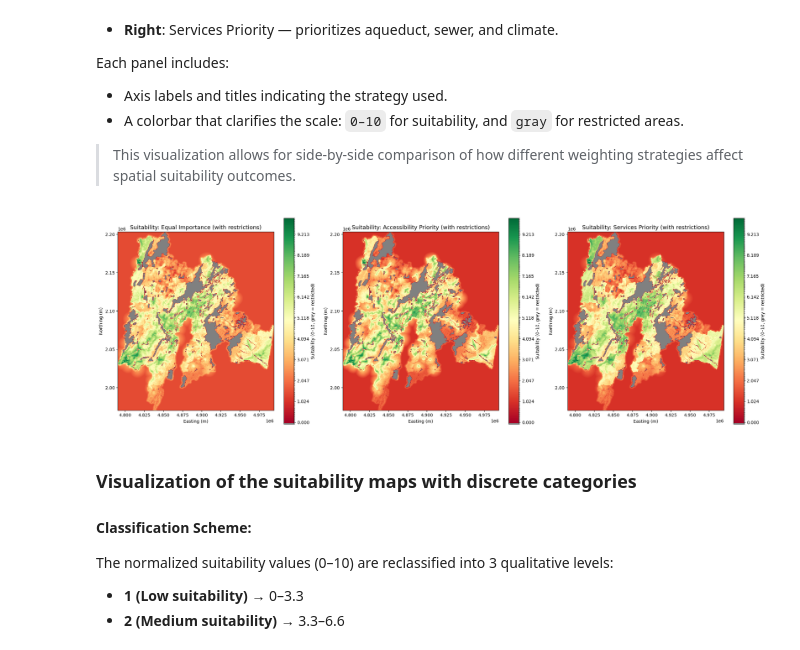
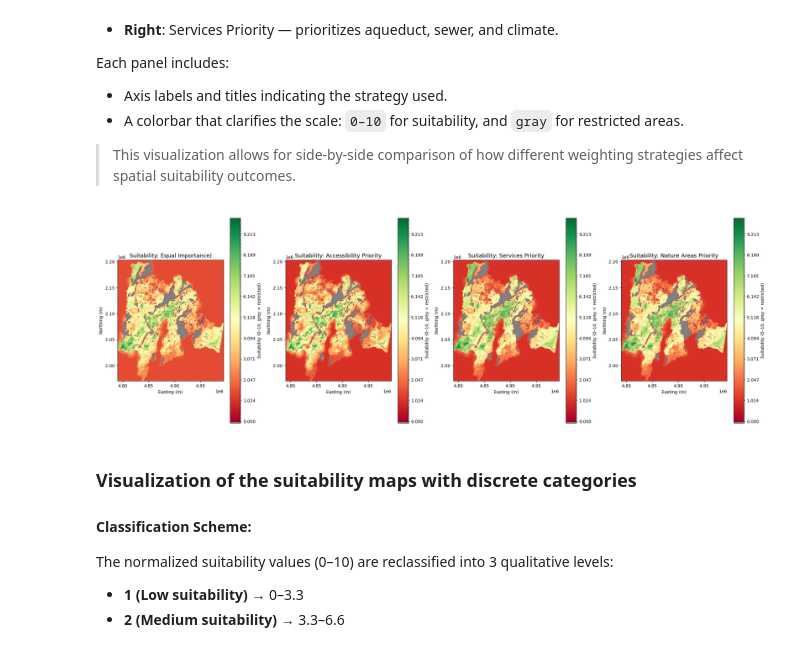
Before and after one commit to aliciaarevalor/SMCA, a Jupyter notebook: notebooks/multicriteria-analysis-part2.ipynb, the cells around one changed output. Saved outputs shown, nothing was run; the diff lists cells and outputs as text; code cells hidden in the pictures.

Commit message:
Perspective 4

```diff
--- a/notebooks/multicriteria-analysis-part2.ipynb
+++ b/notebooks/multicriteria-analysis-part2.ipynb
@@ -551,38 +573,46 @@ Each panel includes:
 # Create a continuous red-green colormap with gray for restricted areas (-1)
 base_cmap = plt.cm.RdYlGn
 cmap_with_mask = mcolors.ListedColormap(['grey'] + [base_cmap(i) for i in range(base_cmap.N)])
 
 # Define boundaries: -1 for restricted, then 0–10 for suitability
 bounds = [-1.5, -0.5] + list(np.linspace(0, 10, base_cmap.N - 1))
 norm = mcolors.BoundaryNorm(bounds, cmap_with_mask.N)
 
-fig, axs = plt.subplots(1, 3, figsize=(22, 7))
+fig, axs = plt.subplots(1, 4, figsize=(22, 7))
 
 # Perspective 1: Equal importance
 im1 = axs[0].imshow(suit_equal_masked, cmap=cmap_with_mask, norm=norm, extent=extent, origin="upper")
-axs[0].set_title("Suitability: Equal Importance (with restrictions)", fontsize=13)
+axs[0].set_title("Suitability: Equal Importance)", fontsize=13)
 axs[0].set_xlabel("Easting (m)")
 axs[0].set_ylabel("Northing (m)")
 plt.colorbar(im1, ax=axs[0], label="Suitability (0–10, grey = restricted)")
 
 # Perspective 2: Accessibility priority
 im2 = axs[1].imshow(suit_access_masked, cmap=cmap_with_mask, norm=norm, extent=extent, origin="upper")
-axs[1].set_title("Suitability: Accessibility Priority (with restrictions)", fontsize=13)
+axs[1].set_title("Suitability: Accessibility Priority", fontsize=13)
 axs[1].set_xlabel("Easting (m)")
 axs[1].set_ylabel("Northing (m)")
 plt.colorbar(im2, ax=axs[1], label="Suitability (0–10, grey = restricted)")
 
 # Perspective 3: Services priority
 im3 = axs[2].imshow(suit_services_masked, cmap=cmap_with_mask, norm=norm, extent=extent, origin="upper")
-axs[2].set_title("Suitability: Services Priority (with restrictions)", fontsize=13)
+axs[2].set_title("Suitability: Services Priority", fontsize=13)
 axs[2].set_xlabel("Easting (m)")
 axs[2].set_ylabel("Northing (m)")
 plt.colorbar(im3, ax=axs[2], label="Suitability (0–10, grey = restricted)")
 
+# Perspective 4: Nature areas priority
+im4 = axs[3].imshow(suit_services_masked, cmap=cmap_with_mask, norm=norm, extent=extent, origin="upper")
+axs[3].set_title("Suitability: Nature Areas Priority", fontsize=13)
+axs[3].set_xlabel("Easting (m)")
+axs[3].set_ylabel("Northing (m)")
+plt.colorbar(im4, ax=axs[3], label="Suitability (0–10, grey = restricted)")
+
 plt.tight_layout()
+#plt.savefig("C:/Users/VICTUS/Documents/MG/programacion_sig/SMCA/results/suitability.png", dpi=300)
 plt.show()
 # %% [output]
-[figure, old version]
+[figure, new version]
 # %% [markdown]
 ### Visualization of the suitability maps with discrete categories
 
```
Also changed, not shown: parts of 5 cells of this notebook.
